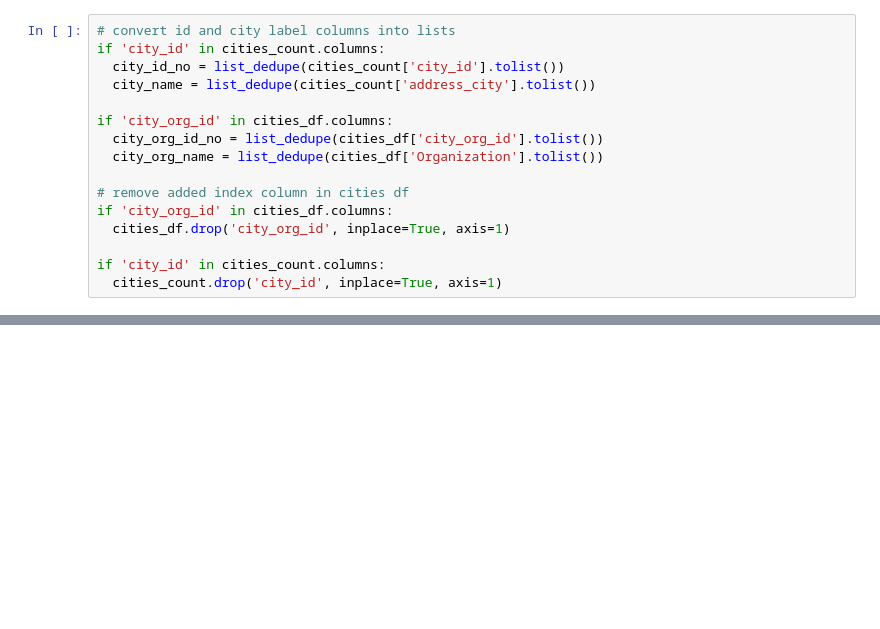
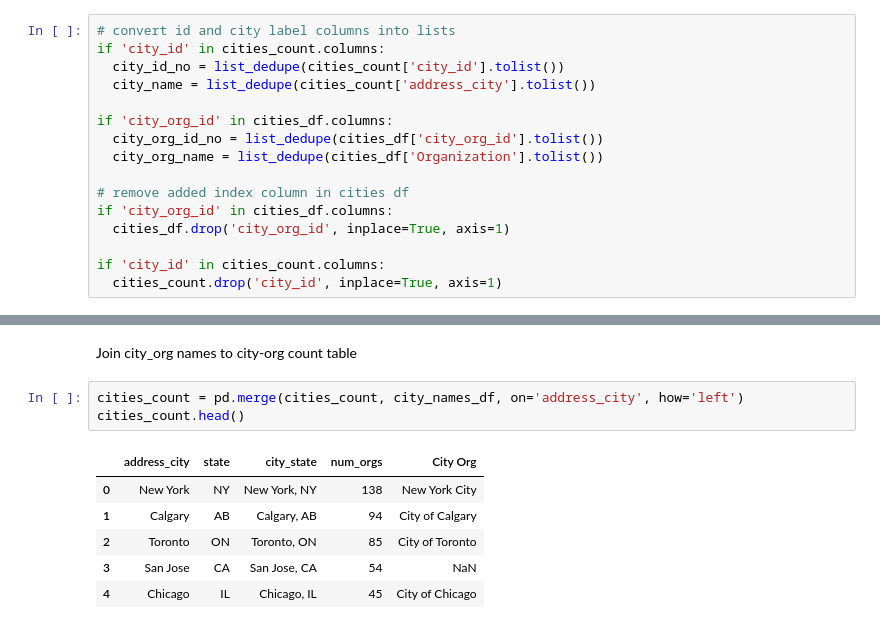
Before and after one commit to martin-fabbri/kaggle-competitions, a Jupyter notebook: cdp-unlocking-climate-solutions/1_kaggle_cdp_eda.ipynb, the cells around one changed output, grey strips where cells are left out. Drawn from its saved outputs; the diff is of its cells as text; blank space fills up the shorter version.

```diff
--- a/cdp-unlocking-climate-solutions/1_kaggle_cdp_eda.ipynb
+++ b/cdp-unlocking-climate-solutions/1_kaggle_cdp_eda.ipynb
@@ -304,0 +324,12 @@ NameError: ignored
+# %% [markdown]
+Join city_org names to city-org count table
+# %%
+cities_count = pd.merge(cities_count, city_names_df, on='address_city', how='left')
+cities_count.head()
+# %% [output]
+|  | address_city | state | city_state | num_orgs | City Org |
+| 0 | New York | NY | New York, NY | 138 | New York City |
+| 1 | Calgary | AB | Calgary, AB | 94 | City of Calgary |
+| 2 | Toronto | ON | Toronto, ON | 85 | City of Toronto |
+| 3 | San Jose | CA | San Jose, CA | 54 | NaN |
+| 4 | Chicago | IL | Chicago, IL | 45 | City of Chicago |
```
Also changed, not shown: parts of 8 cells of this notebook.
